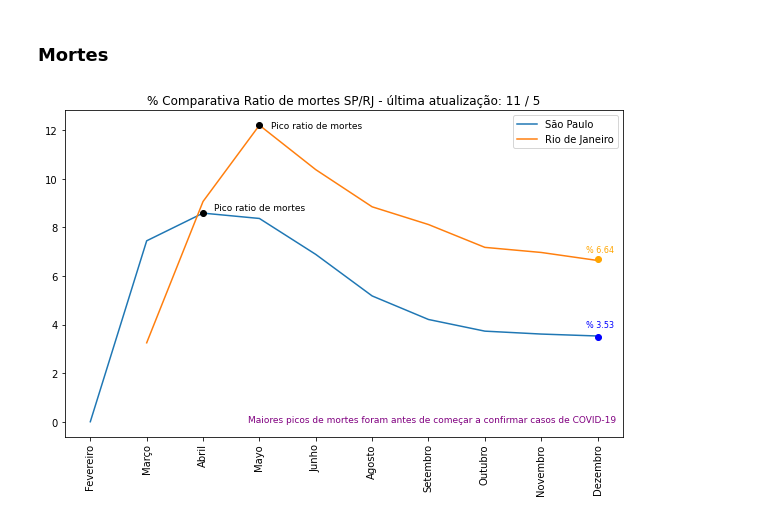
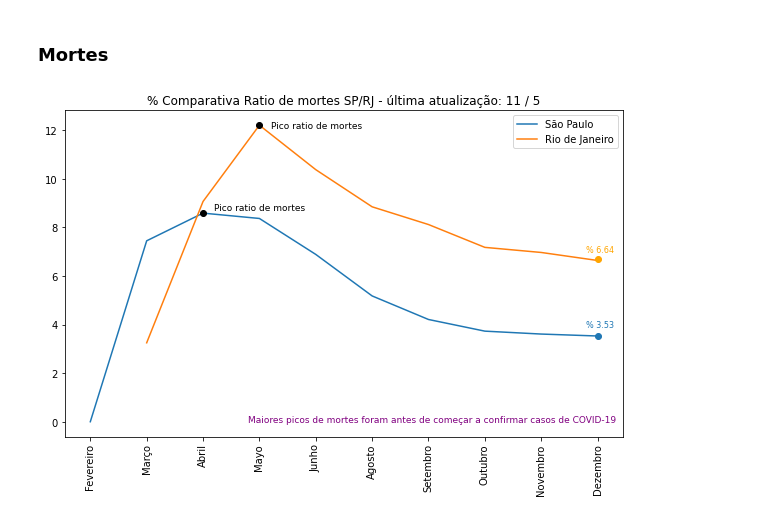
Before and after one commit to Juliansan/AluraDS, a Jupyter notebook: Modulo 1/Projeto Final/JulianMarcondesSanjuanProjeto1.ipynb, the cells around one changed output. Saved outputs shown, nothing was run; the diff lists cells and outputs as text; code cells hidden in the pictures.

```diff
--- a/Modulo 1/Projeto Final/JulianMarcondesSanjuanProjeto1.ipynb
+++ b/Modulo 1/Projeto Final/JulianMarcondesSanjuanProjeto1.ipynb
@@ -200,26 +200,26 @@ plt.show()
 # %%
 plt.figure(figsize=(10,6))
 
 plt.plot(sp_grouped['death_rate'] * 100,label='São Paulo')
 plt.plot(rj_grouped['death_rate'] * 100,label='Rio de Janeiro')
 plt.plot
 plt.xticks(sp_grouped.index,xlabels,rotation=90)
 
 plt.text(4.8, 0, 'Maiores picos de mortes foram antes de começar a confirmar casos de COVID-19', fontsize=9,horizontalalignment='left' ,color='purple')
 plt.plot([5.0], [12.2], 'o',color='black')
 plt.plot([4.0], [8.6], 'o',color='black')
 plt.annotate('Pico ratio de mortes', xy=(5.2, 12.1), xytext=(5.2, 12.1), fontsize=9)
 plt.annotate('Pico ratio de mortes', xy=(4.2, 8.7), xytext=(4.2, 8.7), fontsize=9)
 
 # Mark dos últimos dados
 plt.plot([11.0], [6.7], 'o',color='orange')
-plt.plot([11.0], [3.5], 'o',color='blue')
+plt.plot([11.0], [3.55], 'o',color='#1f77b4')
 plt.annotate('% {}'.format(rj_grouped['death_rate'].iloc[-1]*100), xy=(10.5, 6.7), xytext=(10.8, 7.0), fontsize=8,c='orange')
-plt.annotate('% {}'.format(sp_grouped['death_rate'].iloc[-1]*100), xy=(10.8, 3.9), xytext=(10.8, 3.9), fontsize=8,c='blue')
+plt.annotate('% {}'.format(sp_grouped['death_rate'].iloc[-1]*100), xy=(10.8, 3.9), xytext=(10.8, 3.9), fontsize=8,c='#1f77b4')
 
 
 plt.legend()
 plt.title(f'% Comparativa Ratio de mortes SP/RJ - última atualização: {new_df.date.dt.month.max()} / {new_df.date.dt.day.max()}')
 plt.show()
 # %% [output]
-[figure, old version]
+[figure, new version]
```
Also changed, not shown: parts of 2 cells of this notebook.
